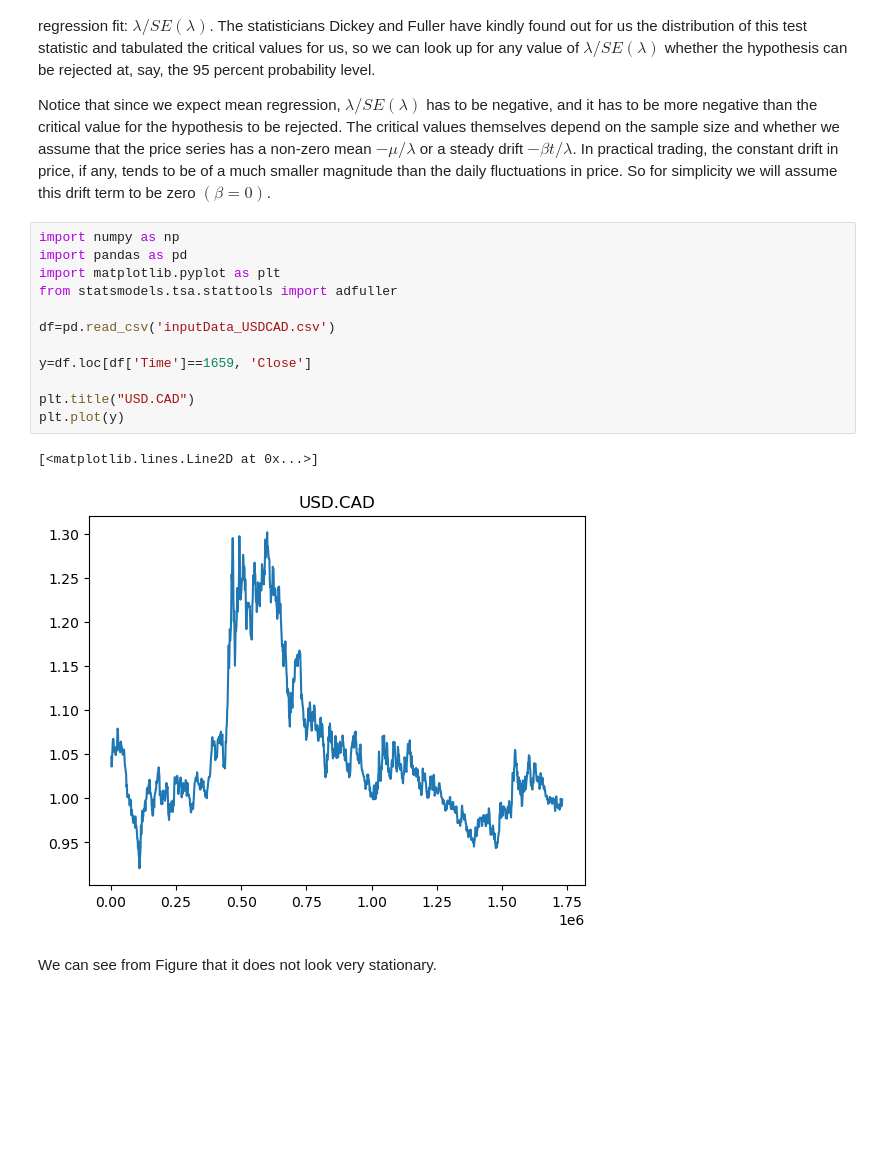
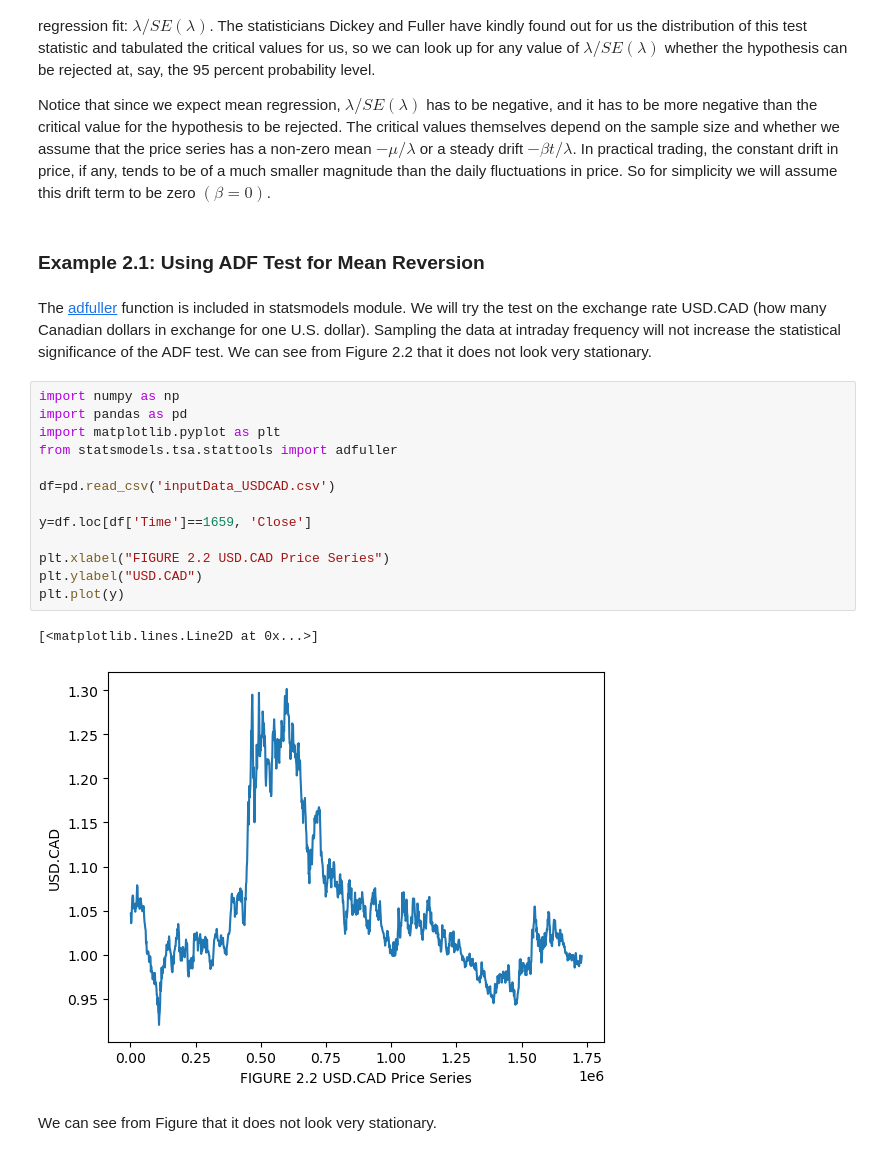
Before and after one commit to usunyu/quant-for-manna, a Jupyter notebook: Algorithmic Trading - Winning Strategies and Their Rationale/Example2_1_Using_ADF_Test_for_Mean_Reversion.ipynb, the cells around one changed output. Cells and saved outputs as stored; diff of their text form; blank space fills up the shorter version.

```diff
--- a/Algorithmic Trading - Winning Strategies and Their Rationale/Example2_1_Using_ADF_Test_for_Mean_Reversion.ipynb
+++ b/Algorithmic Trading - Winning Strategies and Their Rationale/Example2_1_Using_ADF_Test_for_Mean_Reversion.ipynb
@@ -21,21 +24,26 @@ next move $Δy(t)$ depends on the current level $y(t − 1)$, and therefore it i
 
 Notice that since we expect mean regression, $λ/SE(λ)$ has to be negative, and it has to be more negative than the critical value for the hypothesis to be rejected. The critical values themselves depend on the sample size and whether we assume that the price series has a non-zero mean $−μ/λ$ or a steady drift $−βt/λ$. In practical trading, the constant drift in price, if any,
 tends to be of a much smaller magnitude than the daily fluctuations in price. So for simplicity we will assume this drift term to be zero $(β = 0)$.
+# %% [markdown]
+### Example 2.1: Using ADF Test for Mean Reversion
+# %% [markdown]
+The [adfuller](https://www.statsmodels.org/dev/generated/statsmodels.tsa.stattools.adfuller.html) function is included in statsmodels module. We will try the test on the exchange rate USD.CAD (how many Canadian dollars in exchange for one U.S. dollar). Sampling the data at intraday frequency will not increase the statistical significance of the ADF test. We can see from Figure 2.2 that it does not look very stationary.
 # %%
 import numpy as np
 import pandas as pd
 import matplotlib.pyplot as plt
 from statsmodels.tsa.stattools import adfuller
 
 df=pd.read_csv('inputData_USDCAD.csv')
 
 y=df.loc[df['Time']==1659, 'Close']
 
-plt.title("USD.CAD")
+plt.xlabel("FIGURE 2.2 USD.CAD Price Series")
+plt.ylabel("USD.CAD")
 plt.plot(y)
 # %% [output]
 [<matplotlib.lines.Line2D at 0x...>]
-[figure, old version]
+[figure, new version]
 # %% [markdown]
 We can see from Figure that it does not look very stationary.
 # %%
```
Also changed, not shown: parts of 4 cells of this notebook, 2 other files.
